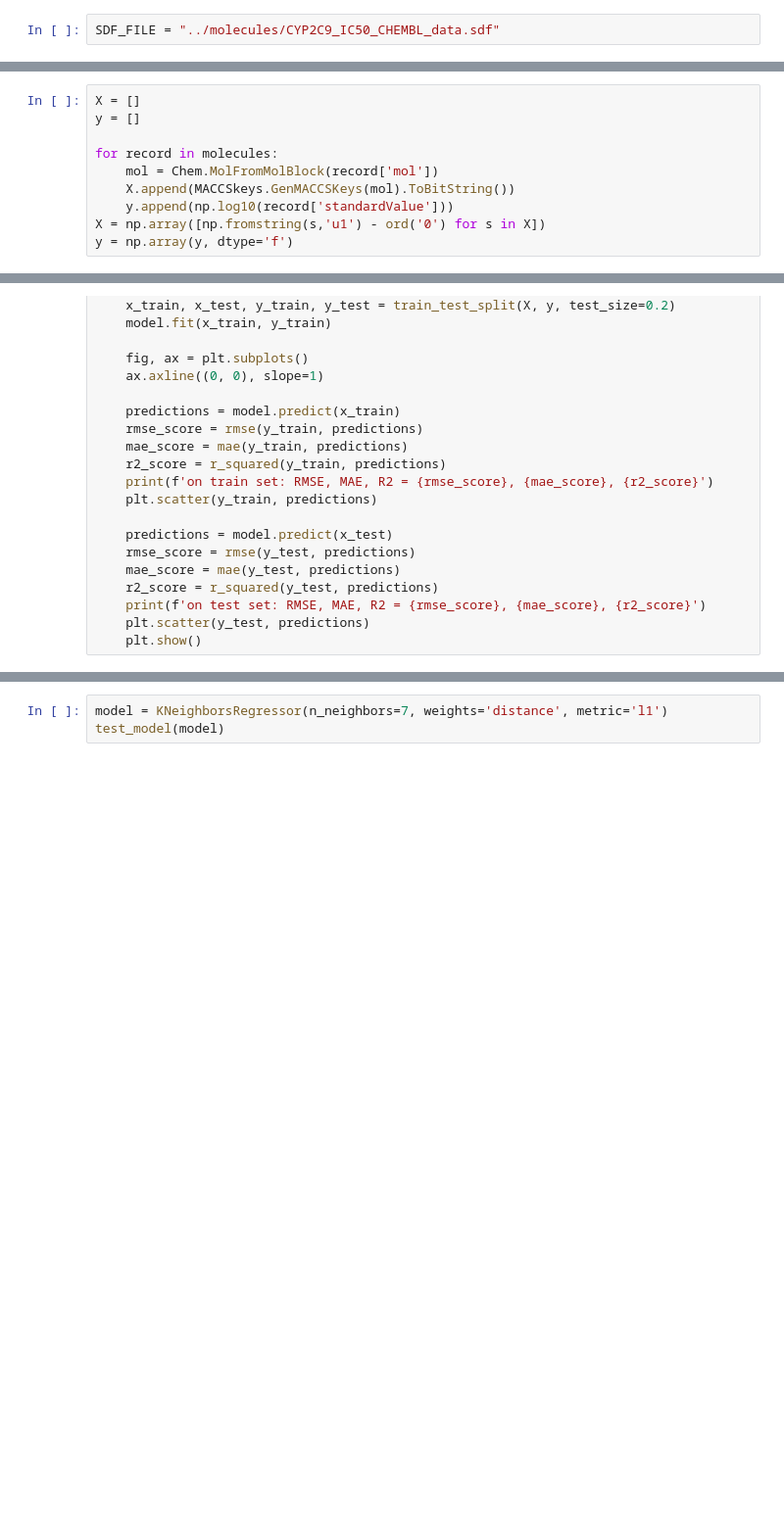
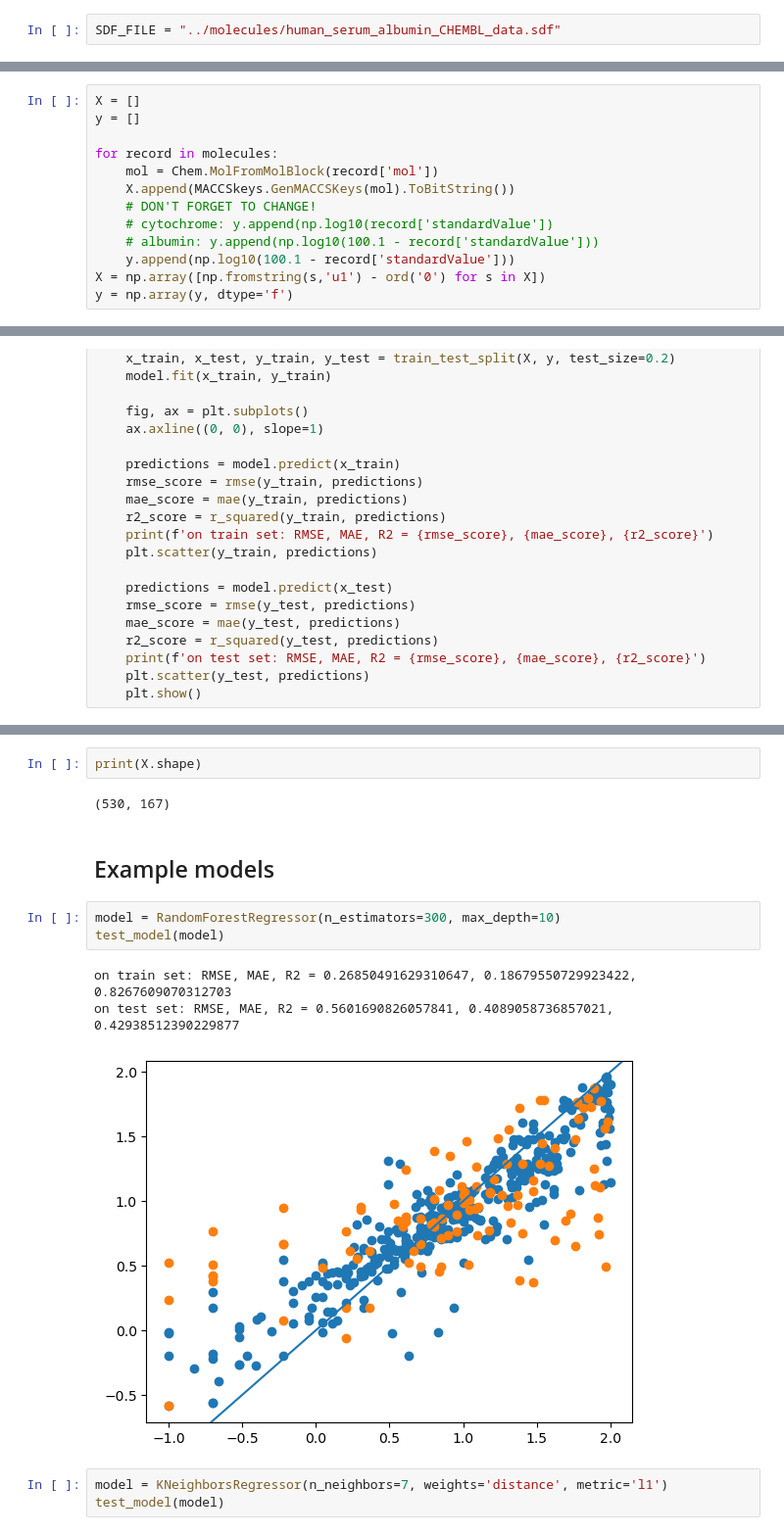
Before and after one commit to Iwomichu/structure-based-admet-prediction, a Jupyter notebook: notebooks/MACCS.ipynb, the cells around one changed output, grey strips where cells are left out. Shown at 98% size. Cells and saved outputs as stored; diff of their text form; blank space fills up the shorter version.

```diff
--- a/notebooks/MACCS.ipynb
+++ b/notebooks/MACCS.ipynb
@@ -19,7 +22,7 @@ from sklearn.neighbors import KNeighborsRegressor
 from rdkit import Chem
 from rdkit.Chem import MACCSkeys
 # %%
-SDF_FILE = "../molecules/CYP2C9_IC50_CHEMBL_data.sdf"
+SDF_FILE = "../molecules/human_serum_albumin_CHEMBL_data.sdf"
 # %%
 reader = ChemblSdfReader()
 molecules = reader.parse(pathlib.Path(SDF_FILE))
@@ -51,7 +54,10 @@ y = []
 for record in molecules:
     mol = Chem.MolFromMolBlock(record['mol'])
     X.append(MACCSkeys.GenMACCSKeys(mol).ToBitString())
-    y.append(np.log10(record['standardValue']))
+    # DON'T FORGET TO CHANGE!
+    # cytochrome: y.append(np.log10(record['standardValue'])
+    # albumin: y.append(np.log10(100.1 - record['standardValue']))
+    y.append(np.log10(100.1 - record['standardValue']))
 X = np.array([np.fromstring(s,'u1') - ord('0') for s in X])
 y = np.array(y, dtype='f')
 # %%
@@ -112,3 +89,16 @@ on test set: RMSE, MAE, R2 = 0.7168745957074224, 0.5172984592679947, 0.076186705
+# %%
+print(X.shape)
+# %% [output]
+(530, 167)
+# %% [markdown]
+## Example models
+# %%
+model = RandomForestRegressor(n_estimators=300, max_depth=10)
+test_model(model)
+# %% [output]
+on train set: RMSE, MAE, R2 = 0.26850491629310647, 0.18679550729923422, 0.8267609070312703
+on test set: RMSE, MAE, R2 = 0.5601690826057841, 0.4089058736857021, 0.42938512390229877
+[figure, added]
 # %%
 model = KNeighborsRegressor(n_neighbors=7, weights='distance', metric='l1')
 test_model(model)
```
Also changed, not shown: parts of 6 cells of this notebook, 3 other files.
